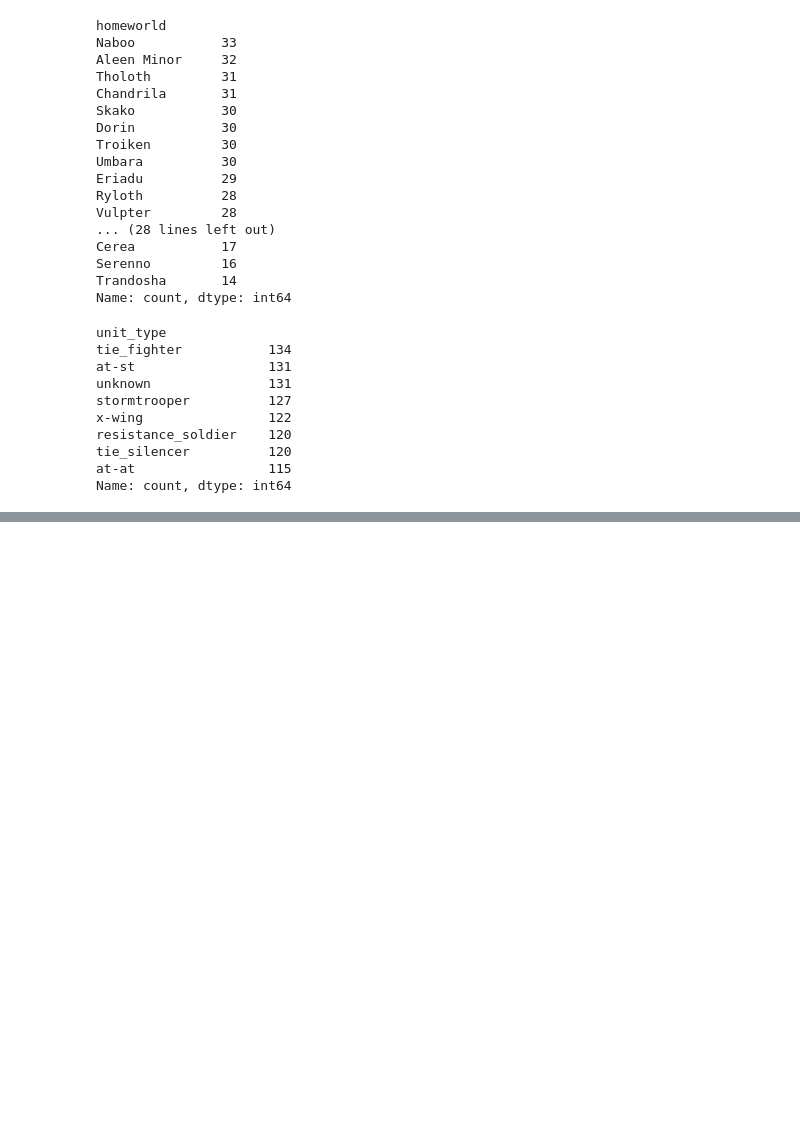
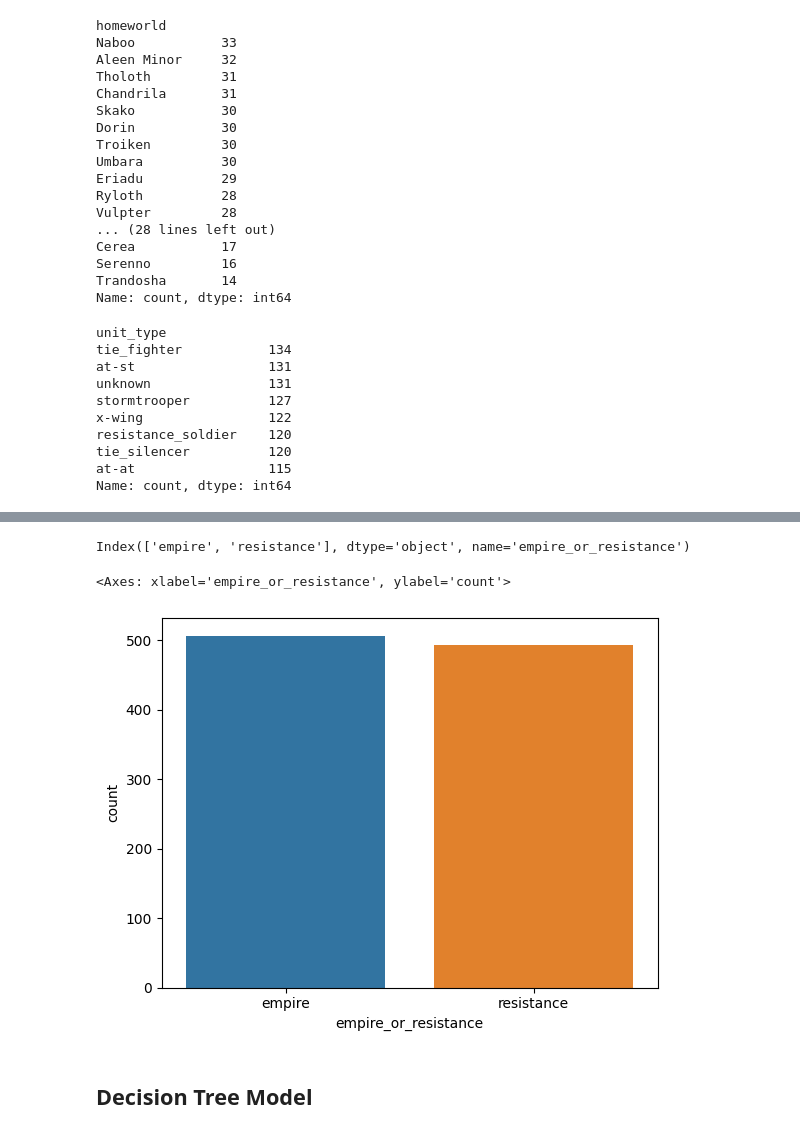
Before and after one commit to Rohank12/star-wars-project3, a Jupyter notebook: explore_data.ipynb, the cells around one changed output, grey strips where cells are left out. Saved outputs shown, nothing was run; the diff lists cells and outputs as text; code cells hidden in the pictures; blank space fills up the shorter version.

Commit message:
explored data + made model

```diff
--- a/explore_data.ipynb
+++ b/explore_data.ipynb
@@ -56,0 +69,9 @@ Name: count, dtype: int64
+# %%
+print(empire_resistance_count.index)
+sns.barplot(x=empire_resistance_count.index, y=empire_resistance_count, hue=empire_resistance_count.index)
+# %% [output]
+Index(['empire', 'resistance'], dtype='object', name='empire_or_resistance')
+<Axes: xlabel='empire_or_resistance', ylabel='count'>
+[figure, added]
+# %% [markdown]
+## Decision Tree Model
```
Also changed, not shown: parts of 7 cells of this notebook, 1 other file.
